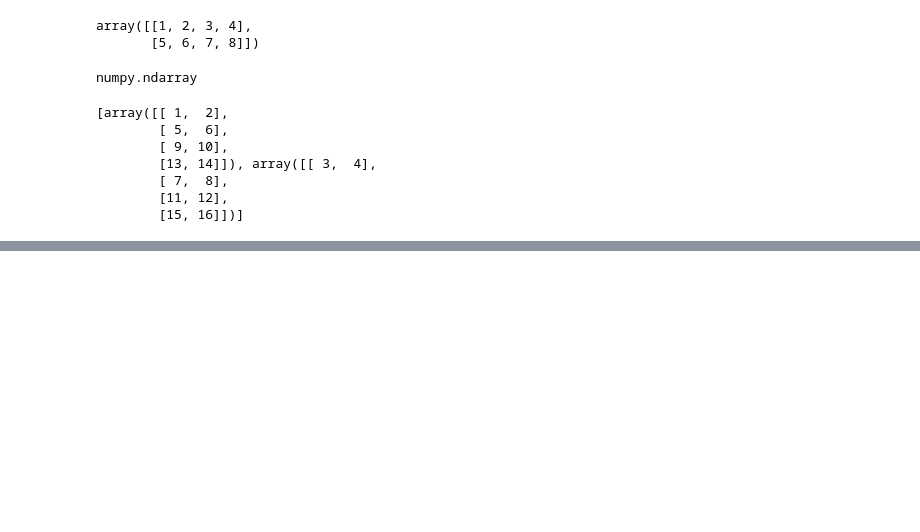
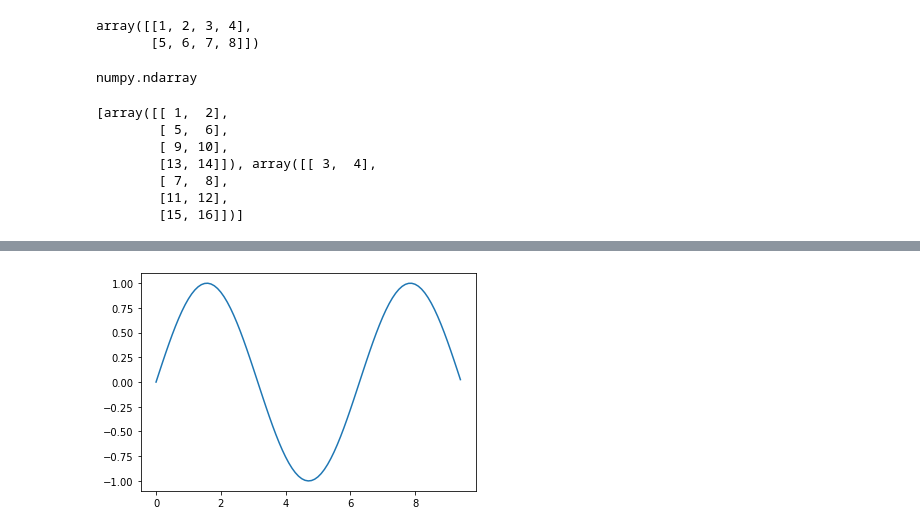
Before and after one commit to sg758253/AI, a Jupyter notebook: numpy/numpy.ipynb, the cells around one changed output, grey strips where cells are left out. Cells and saved outputs as stored; diff of their text form; code cells hidden in the pictures; blank space fills up the shorter version.

```diff
--- a/numpy/numpy.ipynb
+++ b/numpy/numpy.ipynb
@@ -607,0 +794,3 @@ np.split(d1,[1,3])
+# %%
+x_sin = np.arange(0,3*np.pi,0.1)
+x_sin
@@ -607,0 +806,3 @@ np.split(d1,[1,3])
+# %%
+y_sin = np.sin(x_sin)
+y_sin
@@ -607,0 +829,5 @@ np.split(d1,[1,3])
+# %%
+plt.plot(x_sin,y_sin)
+plt.show()
+# %% [output]
+[figure, added]
```
Also changed, not shown: parts of 49 cells of this notebook.
